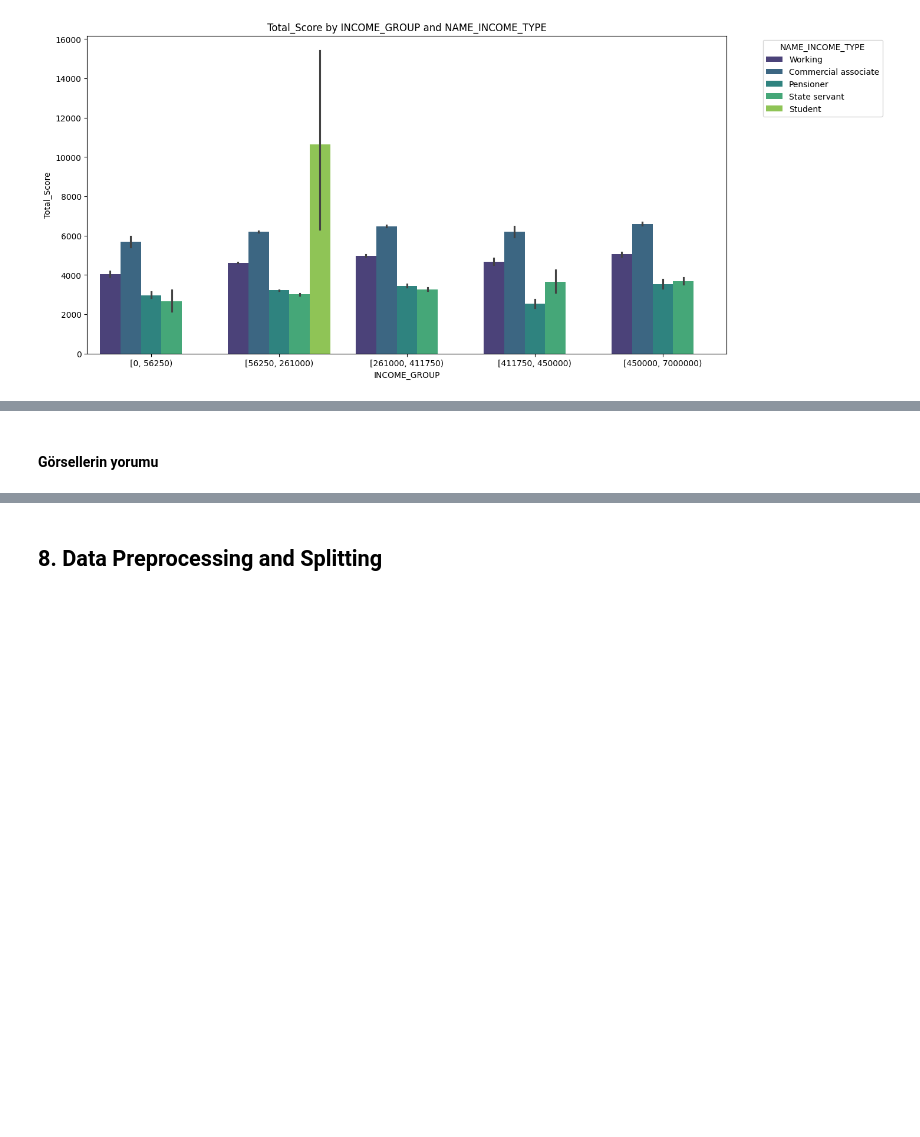
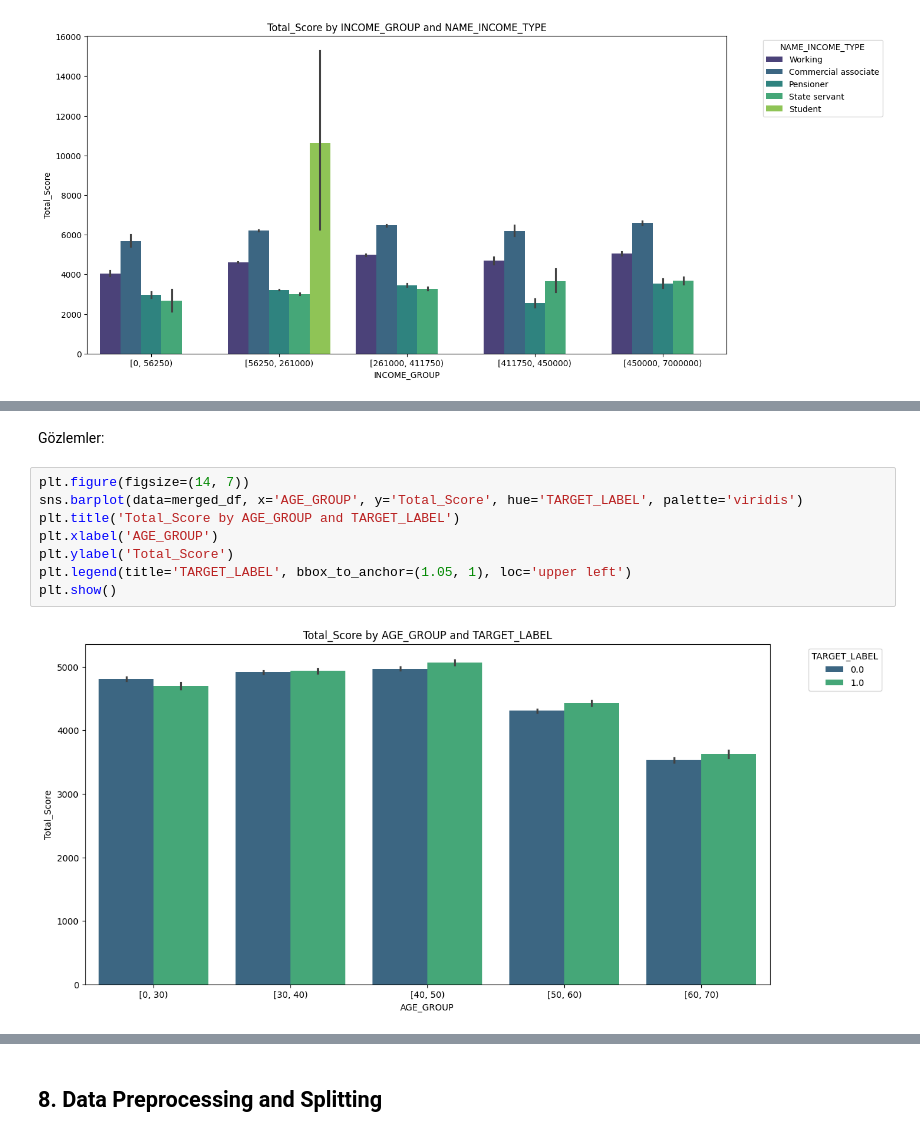
Before and after one commit to omeruncu/Credit-Card-Approval-Prediction, a Jupyter notebook: Credit_Card_Approval_Prediction.ipynb, the cells around one changed output, grey strips where cells are left out. Saved outputs shown, nothing was run; the diff lists cells and outputs as text; blank space fills up the shorter version.

```diff
--- a/Credit_Card_Approval_Prediction.ipynb
+++ b/Credit_Card_Approval_Prediction.ipynb
@@ -874,2 +922,12 @@ plt.show()
-# %% [markdown]
-#### Görsellerin yorumu
+# %% [markdown]
+Gözlemler:
+# %%
+plt.figure(figsize=(14, 7))
+sns.barplot(data=merged_df, x='AGE_GROUP', y='Total_Score', hue='TARGET_LABEL', palette='viridis')
+plt.title('Total_Score by AGE_GROUP and TARGET_LABEL')
+plt.xlabel('AGE_GROUP')
+plt.ylabel('Total_Score')
+plt.legend(title='TARGET_LABEL', bbox_to_anchor=(1.05, 1), loc='upper left')
+plt.show()
+# %% [output]
+[figure, added]
```
Also changed, not shown: parts of 73 cells of this notebook.
